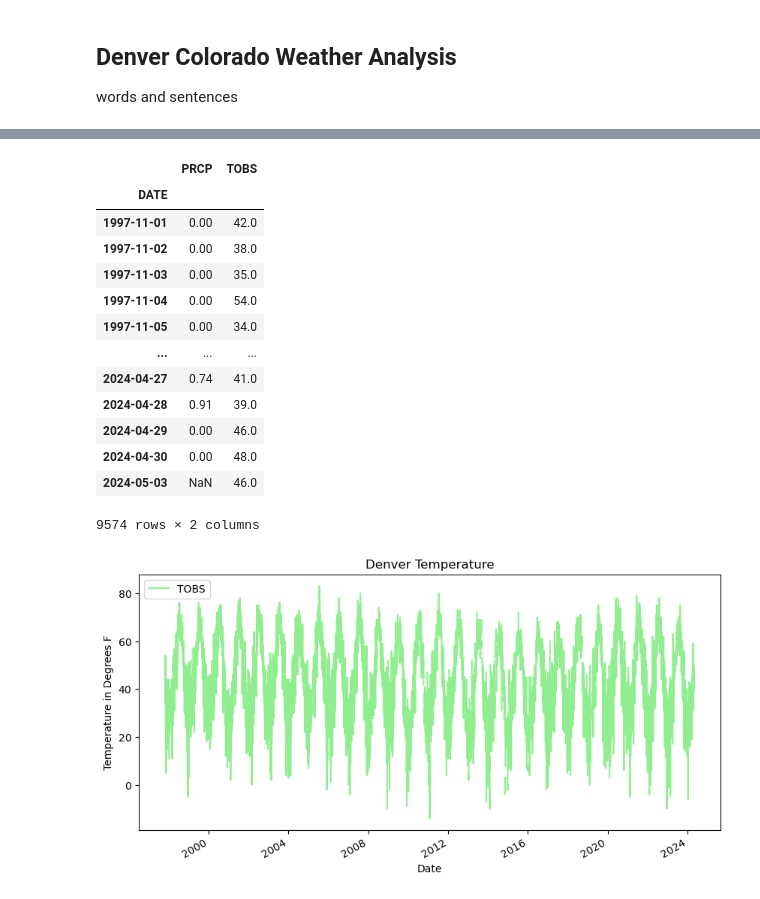
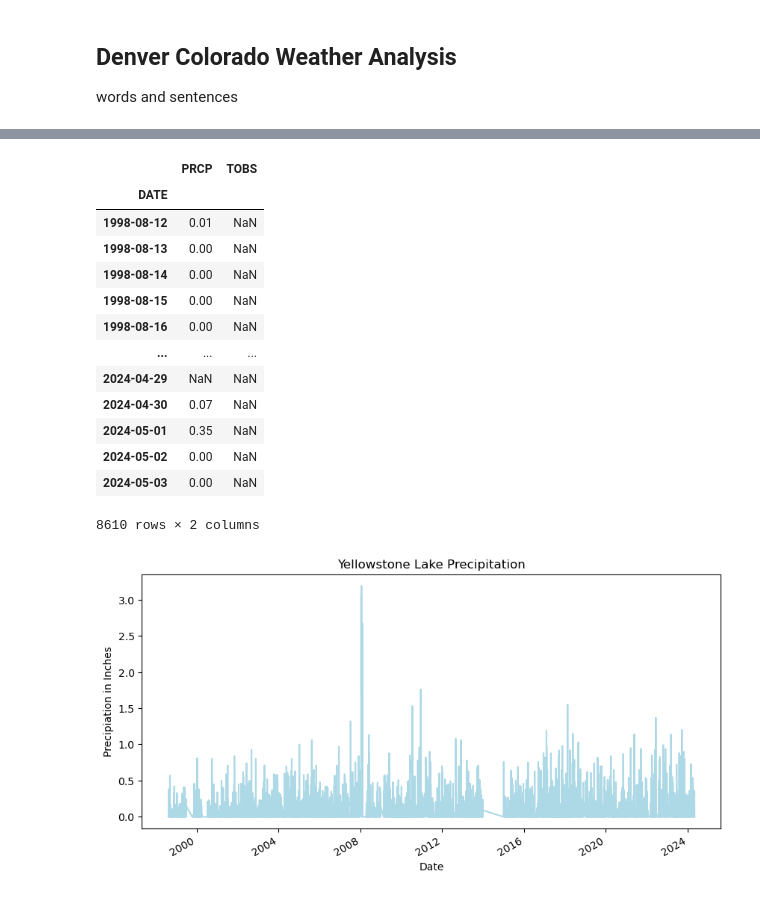
Before and after one commit to cu-esiil-edu/stars-01-get-started-PawHEKMoo, a Jupyter notebook: denver_colorado_weather_analysis.ipynb, the cells around one changed output, grey strips where cells are left out. Drawn from its saved outputs; the diff is of its cells as text; code cells hidden in the pictures.

Commit message:
started analysis for yellowstone lake

```diff
--- a/denver_colorado_weather_analysis.ipynb
+++ b/denver_colorado_weather_analysis.ipynb
@@ -5,13 +5,13 @@ words and sentences
 # Import pandas
 import pandas as pd
 # %%
-# Data for Denver Colorado
+# Data for Yellowstone Lake
 
 ncei_url = (
     'https://www.ncei.noaa.gov/access/services/data/v1'
     '?dataset=daily-summaries'
     '&dataTypes=TOBS,PRCP'
-    '&stations=USC00052223'
+    '&stations=USW00094173'
     '&startDate=1949-10-01'
     '&endDate=2024-05-03'
     '&includeStationName=true'
@@ -23,11 +23,11 @@ ncei_url
 # %%
-# creating data frame for denver
-denver_df = pd.read_csv(
+# creating data frame for Yellowstone Lake
+yellowstone_df = pd.read_csv(
   ncei_url,
   index_col='DATE',
   parse_dates=True,
   na_values=['NaN'])
-denver_df
+yellowstone_df
 # %% [output]
 |  | STATION | NAME | LATITUDE | LONGITUDE | ELEVATION | PRCP | TOBS |
 | DATE |  |  |  |  |  |  |  |
@@ -46,10 +46,10 @@ denver_df
 # %%
-denver_df = denver_df[['PRCP','TOBS']]
-denver_df
+yellowstone_df = yellowstone_df[['PRCP','TOBS']]
+yellowstone_df
 
 # Resample the data to look at yearly mean values
-denver_annual_avg_precipitation = denver_df.resample('YS').mean()
-denver_annual_avg_precipitation
+ysl_annual_avg_precipitation = yellowstone_df.resample('YS').mean()
+ysl_annual_avg_precipitation
 # %% [output]
 |  | PRCP | TOBS |
 | DATE |  |  |
@@ -72,26 +72,27 @@ denver_annual_avg_precipitation
 # %%
 # Plot the data using .plot
-denver_df.plot(
-    y='TOBS',
-    title='Denver Temperature',
+yellowstone_df.plot(
+    y='PRCP',
+    title='Yellowstone Lake Precipitation',
     xlabel='Date',
-    ylabel='Temperature in Degrees F',
-    color='lightgreen',
+    ylabel='Precipiation in Inches',
+    legend=False,
+    color='lightblue',
     figsize=(10,5))
-denver_df
+yellowstone_df
 # %% [output]
 |  | PRCP | TOBS |
 | DATE |  |  |
-| 1997-11-01 | 0.00 | 42.0 |
-| 1997-11-02 | 0.00 | 38.0 |
-| 1997-11-03 | 0.00 | 35.0 |
-| 1997-11-04 | 0.00 | 54.0 |
-| 1997-11-05 | 0.00 | 34.0 |
+| 1998-08-12 | 0.01 | NaN |
+| 1998-08-13 | 0.00 | NaN |
+| 1998-08-14 | 0.00 | NaN |
+| 1998-08-15 | 0.00 | NaN |
+| 1998-08-16 | 0.00 | NaN |
 | ... | ... | ... |
-| 2024-04-27 | 0.74 | 41.0 |
-| 2024-04-28 | 0.91 | 39.0 |
-| 2024-04-29 | 0.00 | 46.0 |
-| 2024-04-30 | 0.00 | 48.0 |
-| 2024-05-03 | NaN | 46.0 |
+| 2024-04-29 | NaN | NaN |
+| 2024-04-30 | 0.07 | NaN |
+| 2024-05-01 | 0.35 | NaN |
+| 2024-05-02 | 0.00 | NaN |
+| 2024-05-03 | 0.00 | NaN |
-9574 rows × 2 columns
+8610 rows × 2 columns
-[figure, old version]
+[figure, new version]
```
Also changed, not shown: parts of 4 cells of this notebook.
